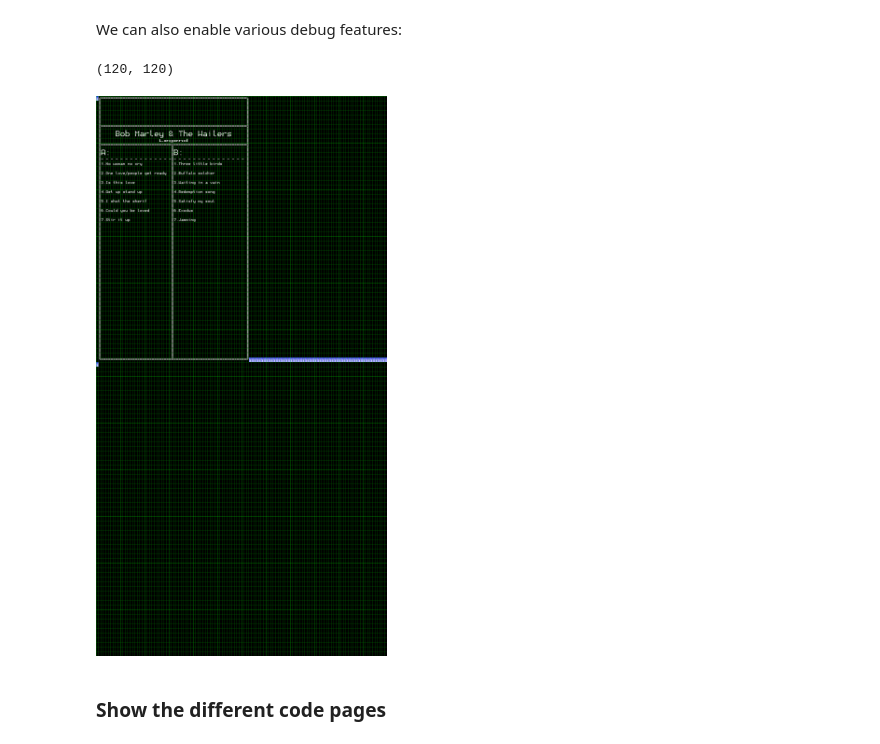
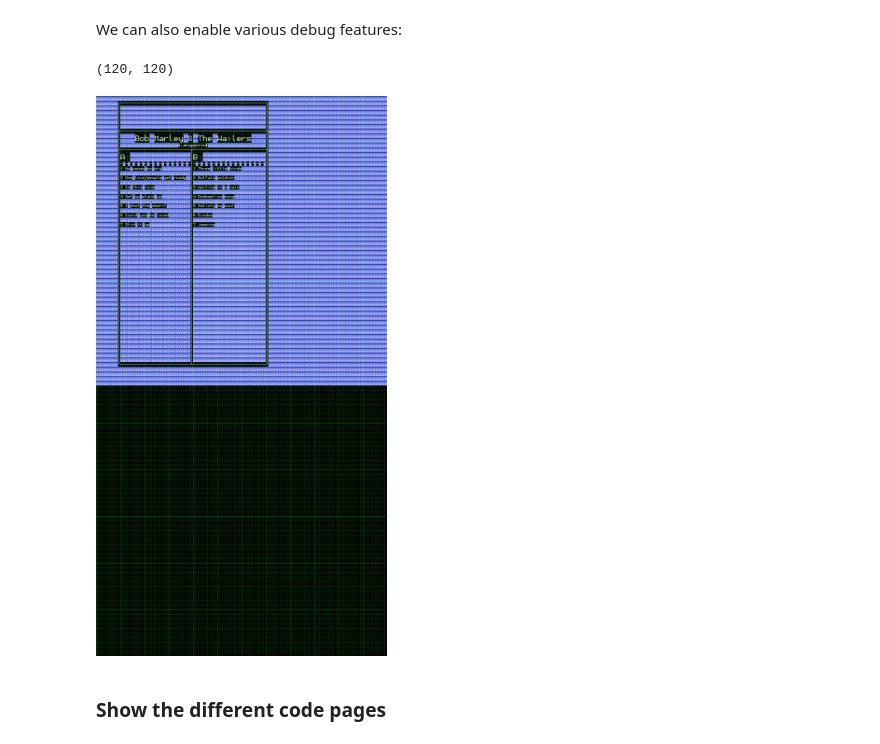
Before and after one commit to econandrew/hn_mystery_files, a Jupyter notebook: hn_mystery_files.ipynb, the cells around one changed output. Drawn from its saved outputs; the diff is of its cells as text; code cells hidden in the pictures.

Commit message:
Improving font handling.

```diff
--- a/hn_mystery_files.ipynb
+++ b/hn_mystery_files.ipynb
@@ -283,12 +283,12 @@ with open(f"fonts/{bdf_graphic_fontname}.bdf", "rb") as f:
     bff = RemappedBdfFontFile(f, remap)
     bff.save(f"fonts/{bdf_graphic_fontname}-0x02.bdf.pil")
 # %%
-font         = ImageFont.load("fonts/leggie-12-cp437.bdf.pil")
+font         = ImageFont.load("fonts/leggie-12.bdf.pil")
 font_graphic = ImageFont.load(f"fonts/{bdf_graphic_fontname}-0x02.bdf.pil")
-font_bold    = ImageFont.load("fonts/leggie-12b-cp437.bdf.pil")
-font_italic  = ImageFont.load("fonts/leggie-12i-cp437.bdf.pil")
-font_2x      = ImageFont.load("fonts/leggie-24-cp437.bdf.pil")
-font_2xbold  = ImageFont.load("fonts/leggie-24b-cp437.bdf.pil")
+font_bold    = ImageFont.load("fonts/leggie-12b.bdf.pil")
+font_italic  = ImageFont.load("fonts/leggie-12i.bdf.pil")
+font_2x      = ImageFont.load("fonts/leggie-24.bdf.pil")
+font_2xbold  = ImageFont.load("fonts/leggie-24b.bdf.pil")
 # %% [markdown]
 We have to do a lot of glyph resizing and repositioning so a flexible function helps:
 # %%
@@ -548,10 +548,10 @@ render_img(decode(linen), glyph_map_rainbow)
 # %% [markdown]
 We can also enable various debug features:
 # %%
-render_img(decode(marley, showcontrol=True), glyph_map, debug=True)
+render_img(decode("inputs/MARLEY.CHT", showcontrol=True), glyph_map, debug=True)
 # %% [output]
 (120, 120)
-[figure, old version]
+[figure, new version]
 # %% [markdown]
 ### Show the different code pages
 # %%
```
Also changed, not shown: parts of 5 cells of this notebook, 27 other files.
